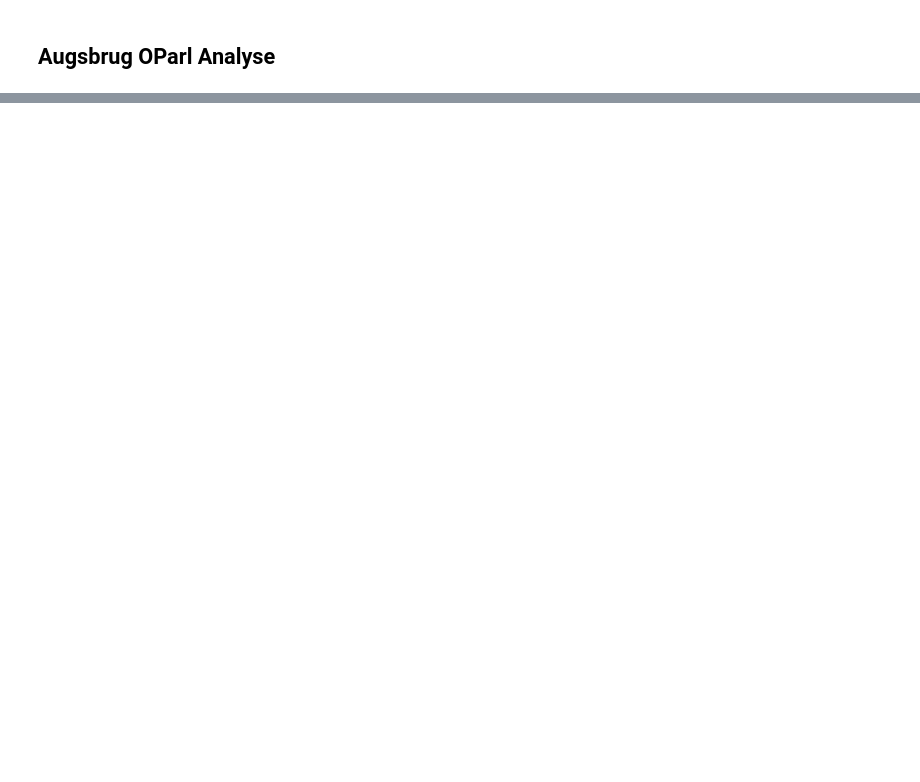
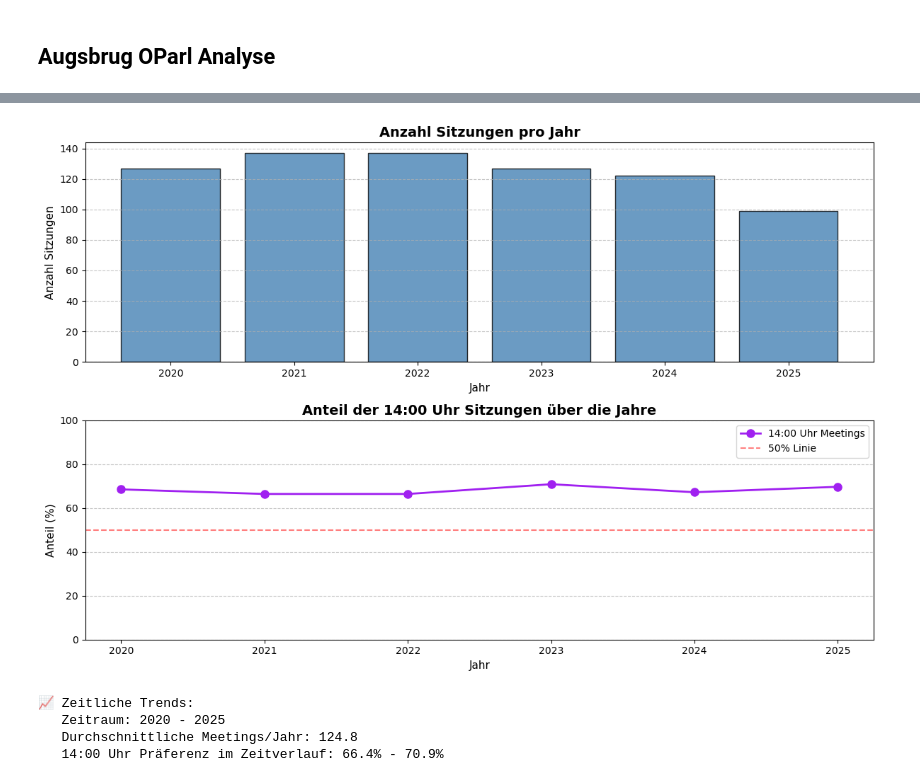
Before and after one commit to Benneloui/geoanalysis-urban-planning-council-decisions, a Jupyter notebook: analysis/00_oparl_test_augsburg.ipynb, the cells around one changed output, grey strips where cells are left out. Saved outputs shown, nothing was run; the diff lists cells and outputs as text; code cells hidden in the pictures; blank space fills up the shorter version.

```diff
--- a/analysis/00_oparl_test_augsburg.ipynb
+++ b/analysis/00_oparl_test_augsburg.ipynb
@@ -97,0 +580,44 @@ if not latest_meeting.empty:
+# %%
+# 6. Zeitliche Trends: Hat sich das Sitzungsverhalten über die Jahre verändert?
+df_clean['year'] = df_clean['start_local'].dt.year
+df_clean['month'] = df_clean['start_local'].dt.month
+
+# Gruppiere nach Jahr und berechne Statistiken
+yearly_stats = df_clean.groupby('year').agg({
+    'hour': lambda x: (x == 14).sum() / len(x) * 100,  # % der 14:00 Meetings
+    'name': 'count'  # Gesamtanzahl Meetings
+}).rename(columns={'hour': 'pct_14h', 'name': 'total_meetings'})
+
+fig, (ax1, ax2) = plt.subplots(2, 1, figsize=(12, 8))
+
+# Obere Grafik: Meetings pro Jahr
+ax1.bar(yearly_stats.index, yearly_stats['total_meetings'], color='#4682B4', edgecolor='black', alpha=0.8)
+ax1.set_title('Anzahl Sitzungen pro Jahr', fontsize=14, fontweight='bold')
+ax1.set_xlabel('Jahr', fontsize=11)
+ax1.set_ylabel('Anzahl Sitzungen', fontsize=11)
+ax1.grid(axis='y', linestyle='--', alpha=0.7)
+
+# Untere Grafik: Anteil der 14:00 Meetings
+ax2.plot(yearly_stats.index, yearly_stats['pct_14h'], marker='o', linewidth=2,
+         markersize=8, color='#A020F0', label='14:00 Uhr Meetings')
+ax2.axhline(y=50, color='red', linestyle='--', alpha=0.5, label='50% Linie')
+ax2.set_title('Anteil der 14:00 Uhr Sitzungen über die Jahre', fontsize=14, fontweight='bold')
+ax2.set_xlabel('Jahr', fontsize=11)
+ax2.set_ylabel('Anteil (%)', fontsize=11)
+ax2.set_ylim(0, 100)
+ax2.grid(axis='y', linestyle='--', alpha=0.7)
+ax2.legend()
+
+plt.tight_layout()
+plt.show()
+
+print(f"\n📈 Zeitliche Trends:")
+print(f"   Zeitraum: {df_clean['year'].min()} - {df_clean['year'].max()}")
+print(f"   Durchschnittliche Meetings/Jahr: {yearly_stats['total_meetings'].mean():.1f}")
+print(f"   14:00 Uhr Präferenz im Zeitverlauf: {yearly_stats['pct_14h'].min():.1f}% - {yearly_stats['pct_14h'].max():.1f}%")
+# %% [output]
+[figure, added]
+📈 Zeitliche Trends:
+   Zeitraum: 2020 - 2025
+   Durchschnittliche Meetings/Jahr: 124.8
+   14:00 Uhr Präferenz im Zeitverlauf: 66.4% - 70.9%
```
Also changed, not shown: parts of 31 cells of this notebook, 10 other files.
